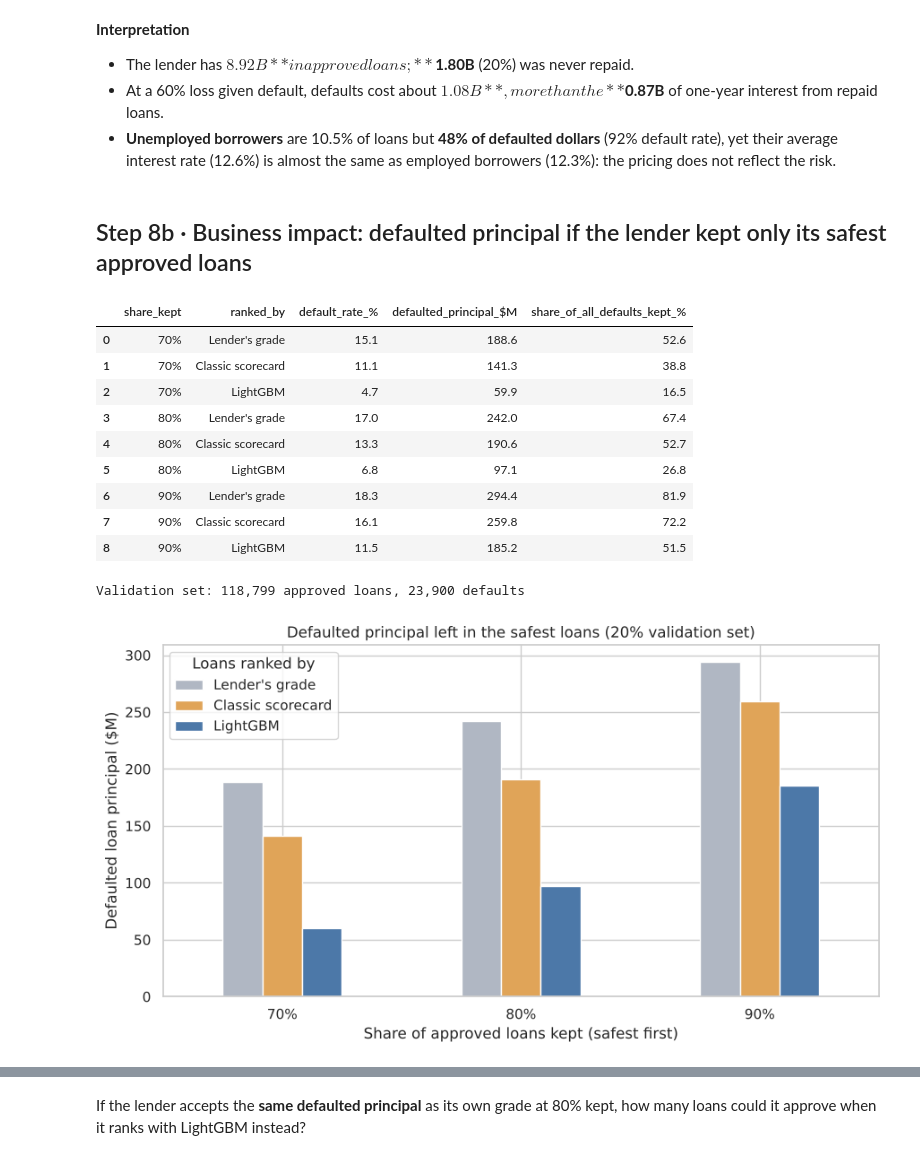
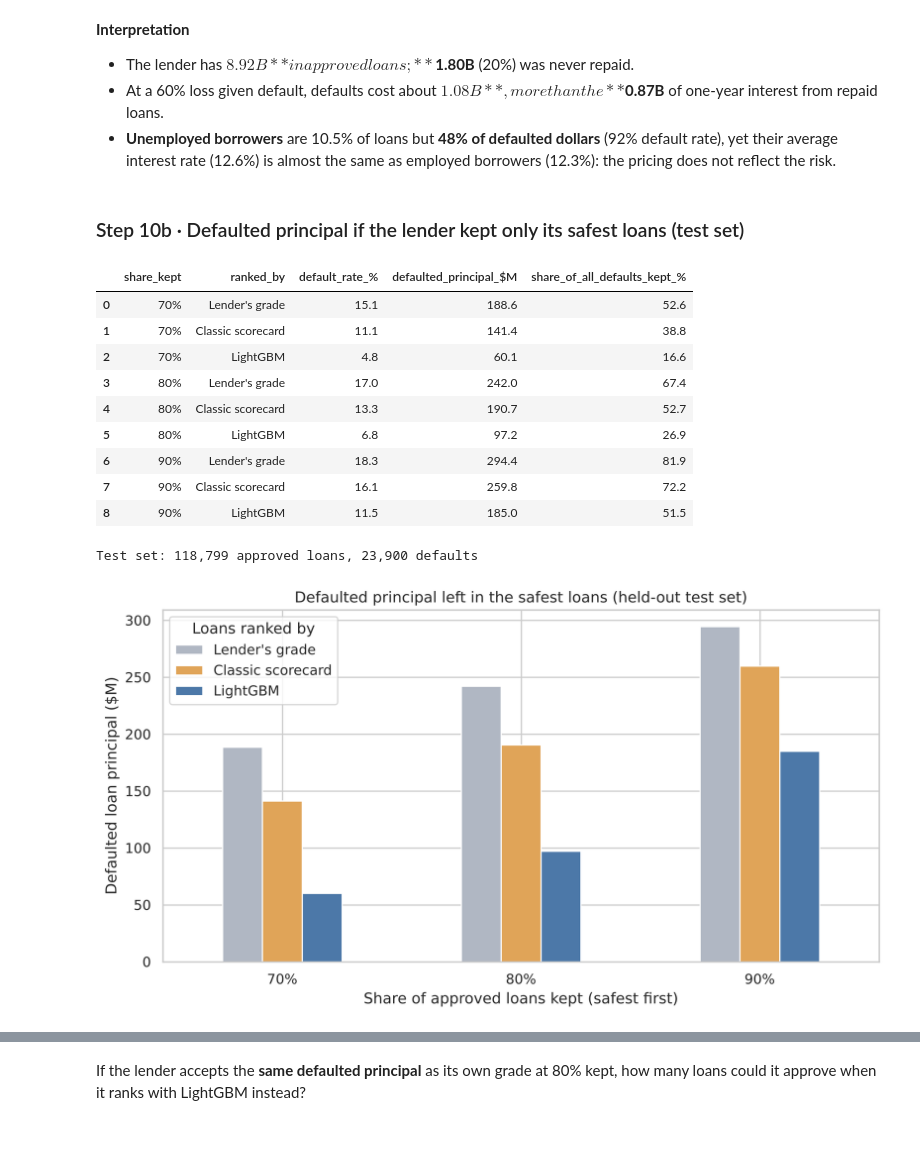
Before and after one commit to ZiyanChen1/predicting-loan-payback, a Jupyter notebook: 02_modeling.ipynb, the cells around one changed output, grey strips where cells are left out. Drawn from its saved outputs; the diff is of its cells as text; code cells hidden in the pictures.

```diff
--- a/02_modeling.ipynb
+++ b/02_modeling.ipynb
@@ -234,10 +270,10 @@ display(evaluate("LightGBM", lgbm, X_gbm))
 # %% [markdown]
 ### Feature importance
 # %%
-lgbm.fit(X_gbm, y)
+lgbm.fit(X_train_gbm, y_train)
 
 importance = pd.DataFrame({
-    "feature": X_gbm.columns,
+    "feature": X_train_gbm.columns,
     "importance": lgbm.booster_.feature_importance(importance_type="gain"),
 })
 importance["share_%"] = importance["importance"] / importance["importance"].sum() * 100
@@ -292,0 +393,14 @@ comparison.to_csv(FIG_DIR / "model_comparison.csv", index=False)
+# %%
+p_test = test_scores["LightGBM"]
+pred_test = (p_test >= 0.5).astype(int)
+
+cm = confusion_matrix(y_test, pred_test, labels=[0, 1])
+ConfusionMatrixDisplay(cm, display_labels=["Not repaid (0)", "Repaid (1)"]).plot(cmap="Blues", values_format=",")
+plt.grid(False)
+plt.title("LightGBM on the test set (threshold 0.5)")
+plt.tight_layout()
+plt.savefig(FIG_DIR / "confusion_matrix_test.png", dpi=120)
+plt.show()
+
+print(f"Recall (not repaid):    {recall_score(y_test, pred_test, pos_label=0):.1%}")
+print(f"Precision (not repaid): {precision_score(y_test, pred_test, pos_label=0):.1%}")
@@ -346,33 +553,25 @@ display(by_job.round(1).sort_values("defaulted_principal_M", ascending=False))
 - At a 60% loss given default, defaults cost about **$1.08B**, more than the **$0.87B** of one-year interest from repaid loans.
 - **Unemployed borrowers** are 10.5% of loans but **48% of defaulted dollars** (92% default rate), yet their average interest rate (12.6%) is almost the same as employed borrowers (12.3%): the pricing does not reflect the risk.
 # %% [markdown]
-## Step 8b · Business impact: defaulted principal if the lender kept only its safest approved loans
+### Step 10b · Defaulted principal if the lender kept only its safest loans (test set)
 # %%
-from sklearn.model_selection import train_test_split
-
-train_idx, val_idx = train_test_split(train.index, test_size=0.2, stratify=y, random_state=42)
-
-lgbm_val = LGBMClassifier(n_estimators=500, learning_rate=0.05, num_leaves=31, random_state=42, verbose=-1)
-lgbm_val.fit(X_gbm.loc[train_idx], y.loc[train_idx])
-scorecard.fit(train.loc[train_idx, SCORECARD_COLS], y.loc[train_idx])
-
-val = train.loc[val_idx, [TARGET, "loan_amount", "grade_ordinal"]].copy()
-val["score_grade"] = -val["grade_ordinal"]                       # better grade = higher score
-val["score_scorecard"] = scorecard.predict_proba(train.loc[val_idx, SCORECARD_COLS])[:, 1]
-val["score_lgbm"] = lgbm_val.predict_proba(X_gbm.loc[val_idx])[:, 1]
+test = test_df[[TARGET, "loan_amount", "interest_rate", "grade_ordinal"]].copy()
+test["score_grade"] = -test["grade_ordinal"]
+test["score_scorecard"] = test_scores["Classic scorecard: credit score + DTI"]
+test["score_lgbm"] = p_test
 
 rankers = {
     "Lender's grade": "score_grade",
     "Classic scorecard": "score_scorecard",
     "LightGBM": "score_lgbm",
 }
-all_defaults = (val[TARGET] == 0).sum()
+all_defaults = (test[TARGET] == 0).sum()
 
 rows = []
 for keep in [0.7, 0.8, 0.9]:
-    n_keep = int(len(val) * keep)
+    n_keep = int(len(test) * keep)
     for name, col in rankers.items():
-        kept = val.sort_values(col, ascending=False, kind="mergesort").head(n_keep)
+        kept = test.sort_values(col, ascending=False, kind="mergesort").head(n_keep)
         is_default = kept[TARGET] == 0
         rows.append({
             "share_kept": f"{keep:.0%}",
@@ -384,31 +583,30 @@ for keep in [0.7, 0.8, 0.9]:
 
 impact = pd.DataFrame(rows)
 display(impact)
-impact.to_csv(FIG_DIR / "business_impact.csv", index=False)
-print(f"Validation set: {len(val):,} approved loans, {all_defaults:,} defaults")
+print(f"Test set: {len(test):,} approved loans, {all_defaults:,} defaults")
 # %% [output]
 |  | share_kept | ranked_by | default_rate_% | defaulted_principal_$M | share_of_all_defaults_kept_% |
 | 0 | 70% | Lender's grade | 15.1 | 188.6 | 52.6 |
-| 1 | 70% | Classic scorecard | 11.1 | 141.3 | 38.8 |
-| 2 | 70% | LightGBM | 4.7 | 59.9 | 16.5 |
+| 1 | 70% | Classic scorecard | 11.1 | 141.4 | 38.8 |
+| 2 | 70% | LightGBM | 4.8 | 60.1 | 16.6 |
 | 3 | 80% | Lender's grade | 17.0 | 242.0 | 67.4 |
-| 4 | 80% | Classic scorecard | 13.3 | 190.6 | 52.7 |
-| 5 | 80% | LightGBM | 6.8 | 97.1 | 26.8 |
+| 4 | 80% | Classic scorecard | 13.3 | 190.7 | 52.7 |
+| 5 | 80% | LightGBM | 6.8 | 97.2 | 26.9 |
 | 6 | 90% | Lender's grade | 18.3 | 294.4 | 81.9 |
 | 7 | 90% | Classic scorecard | 16.1 | 259.8 | 72.2 |
-| 8 | 90% | LightGBM | 11.5 | 185.2 | 51.5 |
+| 8 | 90% | LightGBM | 11.5 | 185.0 | 51.5 |
-Validation set: 118,799 approved loans, 23,900 defaults
+Test set: 118,799 approved loans, 23,900 defaults
 # %%
 pivot = impact.pivot(index="share_kept", columns="ranked_by", values="defaulted_principal_$M")[list(rankers)]
 pivot.plot(kind="bar", figsize=(9, 5), color=["#B0B7C3", "#E0A458", "#4C78A8"], rot=0)
-plt.title("Defaulted principal left in the safest loans (20% validation set)")
+plt.title("Defaulted principal left in the safest loans (held-out test set)")
 plt.ylabel("Defaulted loan principal ($M)")
 plt.xlabel("Share of approved loans kept (safest first)")
 plt.legend(title="Loans ranked by")
 plt.tight_layout()
 plt.savefig(FIG_DIR / "business_impact.png", dpi=120)
 plt.show()
 # %% [output]
-[figure, old version]
+[figure, new version]
 # %% [markdown]
 **How to read**
```
Also changed, not shown: parts of 69 cells of this notebook, 20 other files.
